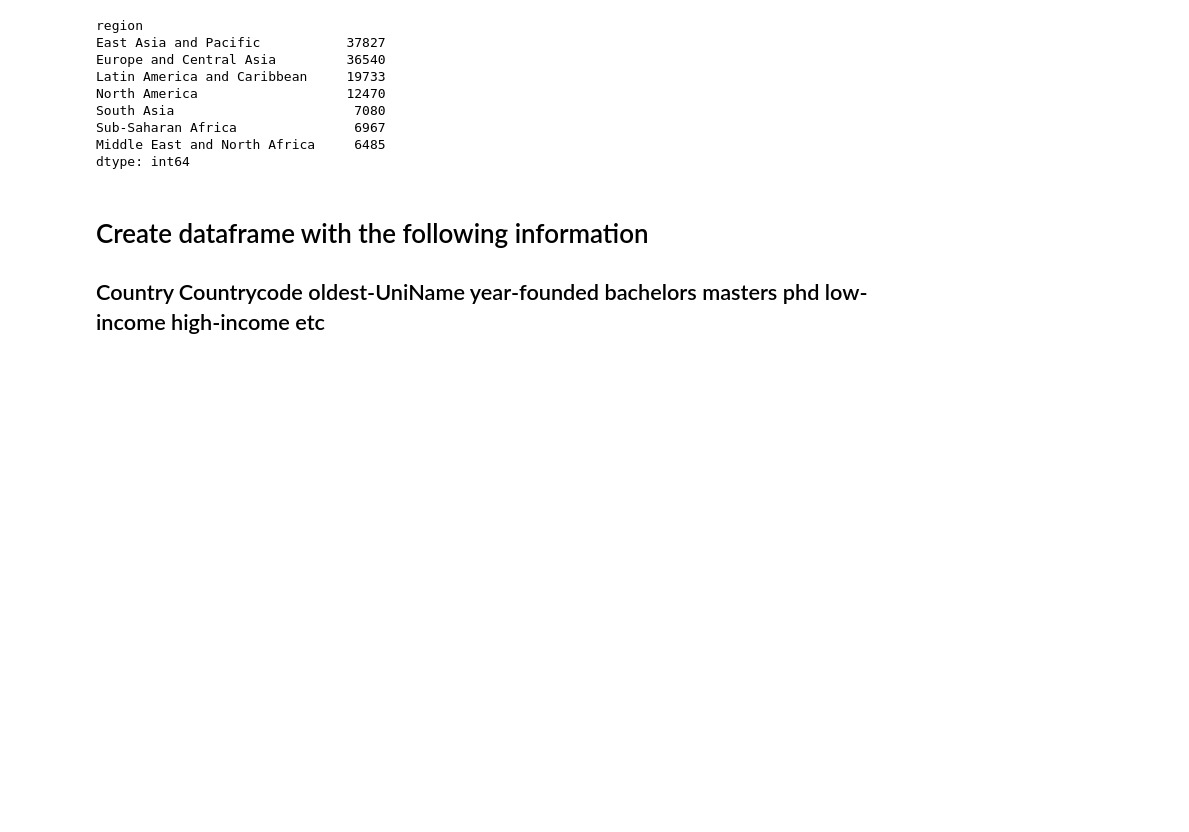
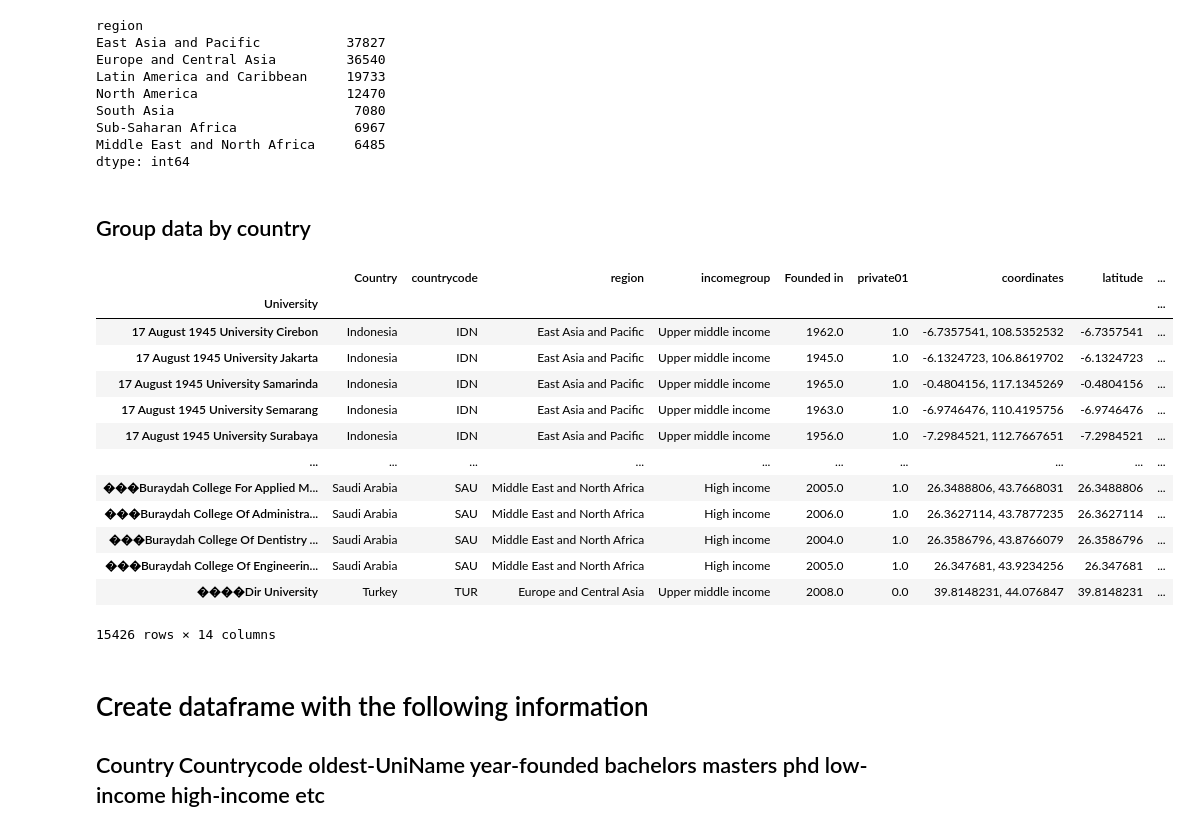
Before and after one commit to hannanmustajab/University-Enrolment-Dashboad-D3.js-, a Jupyter notebook: DV-Preprocessing.ipynb, the cells around one changed output. Cells and saved outputs as stored; diff of their text form; code cells hidden in the pictures; blank space fills up the shorter version.

```diff
--- a/DV-Preprocessing.ipynb
+++ b/DV-Preprocessing.ipynb
@@ -341,6 +324,26 @@ South Asia                       7080
 Sub-Saharan Africa               6967
 Middle East and North Africa     6485
 dtype: int64
+# %% [markdown]
+## Group data by country
+# %%
+country_data = df.groupby(['University']).first()
+country_data
+# %% [output]
+|  | Country | countrycode | region | incomegroup | Founded in | private01 | coordinates | latitude | ... |
+| University |  |  |  |  |  |  |  |  | ... |
+| 17 August 1945 University Cirebon | Indonesia | IDN | East Asia and Pacific | Upper middle income | 1962.0 | 1.0 | -6.7357541, 108.5352532 | -6.7357541 | ... |
+| 17 August 1945 University Jakarta | Indonesia | IDN | East Asia and Pacific | Upper middle income | 1945.0 | 1.0 | -6.1324723, 106.8619702 | -6.1324723 | ... |
+| 17 August 1945 University Samarinda | Indonesia | IDN | East Asia and Pacific | Upper middle income | 1965.0 | 1.0 | -0.4804156, 117.1345269 | -0.4804156 | ... |
+| 17 August 1945 University Semarang | Indonesia | IDN | East Asia and Pacific | Upper middle income | 1963.0 | 1.0 | -6.9746476, 110.4195756 | -6.9746476 | ... |
+| 17 August 1945 University Surabaya | Indonesia | IDN | East Asia and Pacific | Upper middle income | 1956.0 | 1.0 | -7.2984521, 112.7667651 | -7.2984521 | ... |
+| ... | ... | ... | ... | ... | ... | ... | ... | ... | ... |
+| ���Buraydah College For Applied M... | Saudi Arabia | SAU | Middle East and North Africa | High income | 2005.0 | 1.0 | 26.3488806, 43.7668031 | 26.3488806 | ... |
+| ���Buraydah College Of Administra... | Saudi Arabia | SAU | Middle East and North Africa | High income | 2006.0 | 1.0 | 26.3627114, 43.7877235 | 26.3627114 | ... |
+| ���Buraydah College Of Dentistry ... | Saudi Arabia | SAU | Middle East and North Africa | High income | 2004.0 | 1.0 | 26.3586796, 43.8766079 | 26.3586796 | ... |
+| ���Buraydah College Of Engineerin... | Saudi Arabia | SAU | Middle East and North Africa | High income | 2005.0 | 1.0 | 26.347681, 43.9234256 | 26.347681 | ... |
+| ����Dir University | Turkey | TUR | Europe and Central Asia | Upper middle income | 2008.0 | 0.0 | 39.8148231, 44.076847 | 39.8148231 | ... |
+15426 rows × 14 columns
 # %% [markdown]
 # Create dataframe with the following information
 ## Country Countrycode oldest-UniName year-founded bachelors masters phd low-income high-income etc
```
Also changed, not shown: parts of 11 cells of this notebook, 9 other files.
